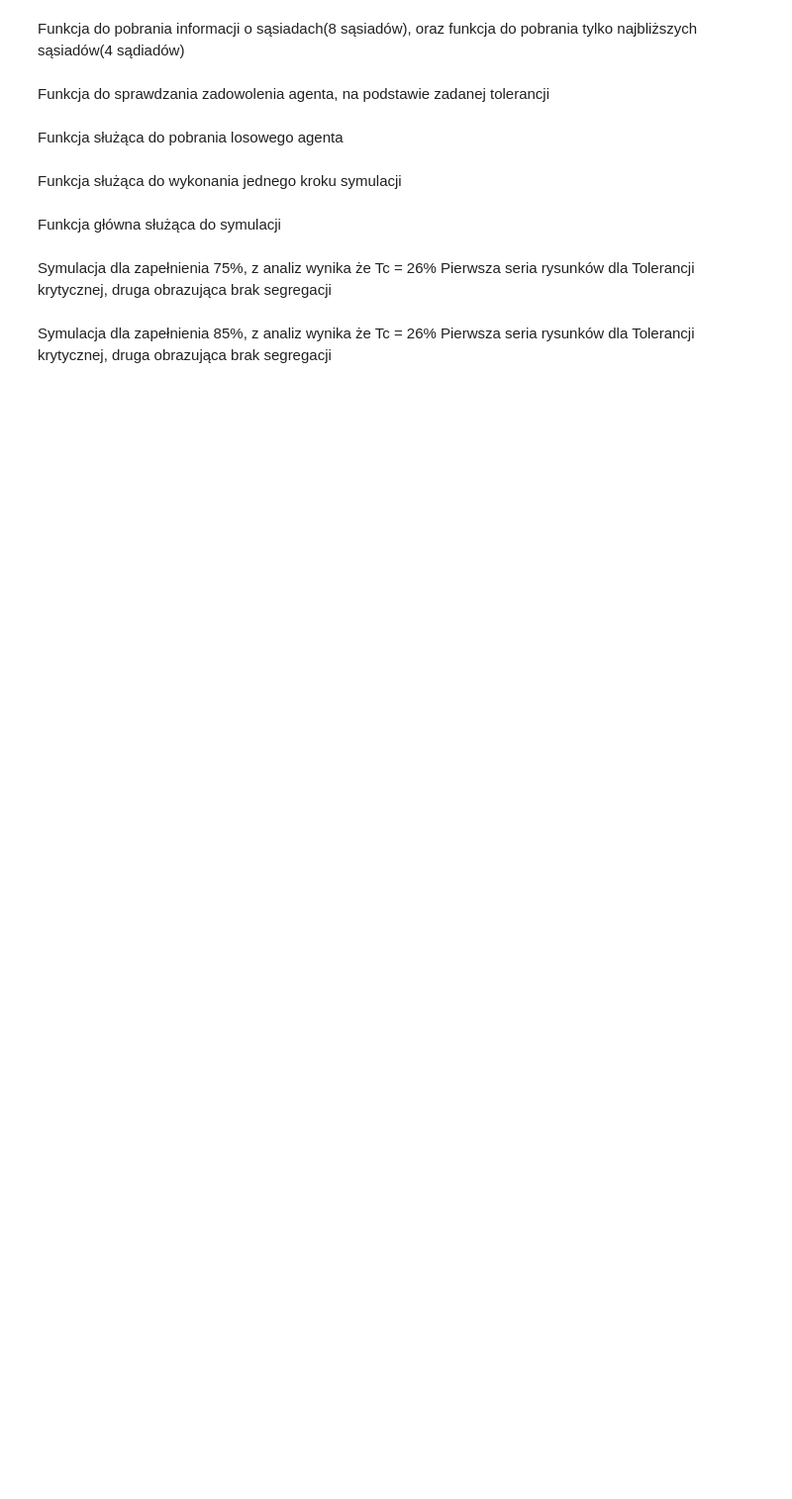
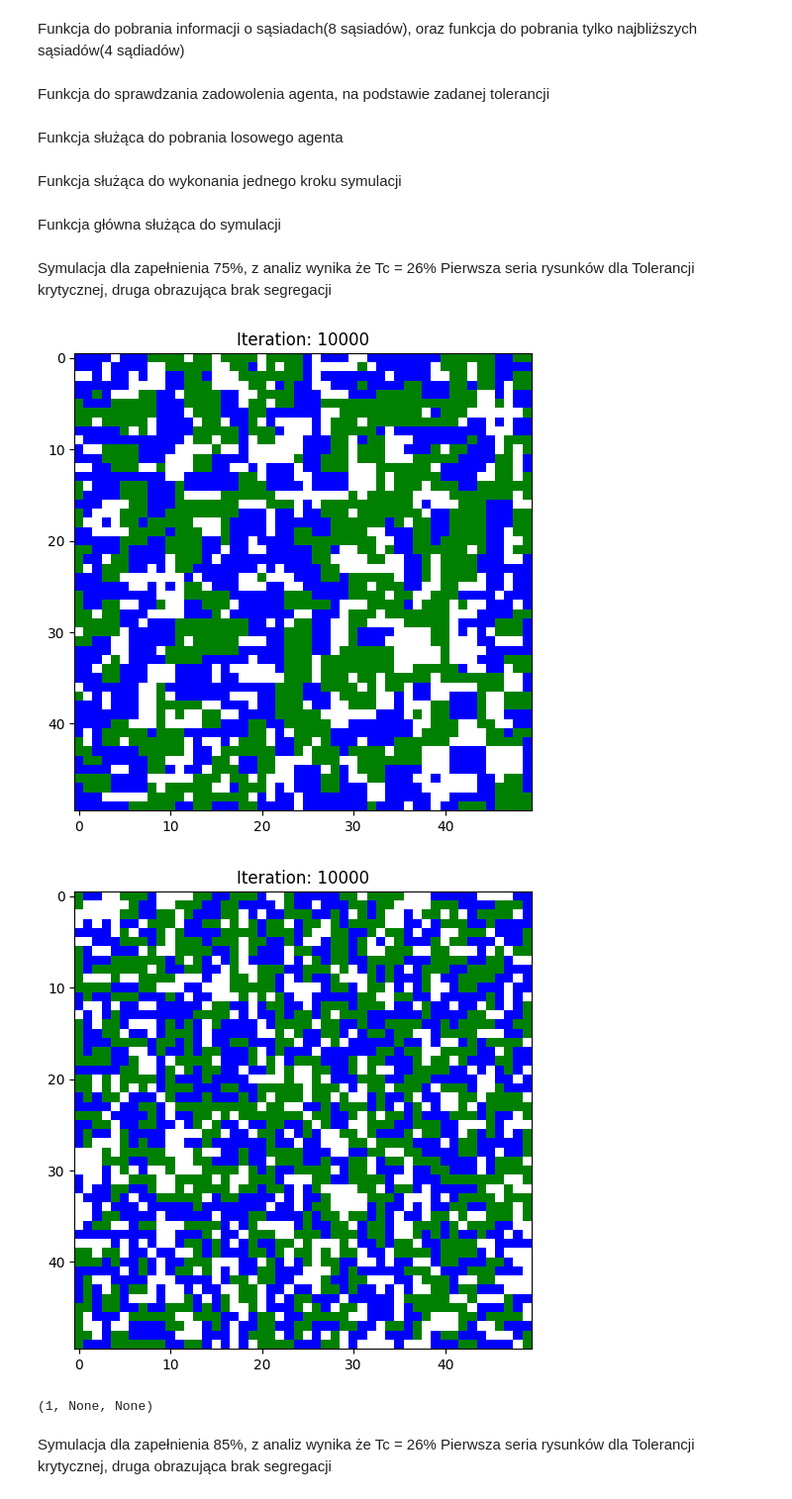
Before and after one commit to Tuliuszen/LabSpec, a Jupyter notebook: Schelling.ipynb, the cells around one changed output. Shown at 99% size. Saved outputs shown, nothing was run; the diff lists cells and outputs as text; code cells hidden in the pictures; blank space fills up the shorter version.

```diff
--- a/Schelling.ipynb
+++ b/Schelling.ipynb
@@ -93,7 +93,7 @@ import matplotlib.pyplot as plt
 import numpy as np
 from numpy.polynomial.polynomial import Polynomial
 
-def runSchellingSimulation(grid_size=40, density=0.75, tolerance=0.3, plot_iterations=[10000], map=True, plot=True): #dodalem map i plot zeby mozna bylo sobie ustawiac co chcemy rysowac
+def runSchellingSimulation(grid_size=40, density=0.75, tolerance=0.3, plot_iterations=[10000], map=True, plot=True, listy=False): #dodalem map i plot zeby mozna bylo sobie ustawiac co chcemy rysowac
     grid = initializeGrid(grid_size, density)
 
     cmap = plt.cm.colors.ListedColormap(['white', 'green', 'blue'])
@@ -161,15 +161,25 @@ def runSchellingSimulation(grid_size=40, density=0.75, tolerance=0.3, plot_itera
             check = True
             break
     if check:
-        return 1, unsatf_list, satf_list
+        if listy:
+            return 1, unsatf_list, satf_list
+        else:
+            return 1, None, None
     else:
-        return -1, unsatf_list, satf_list
+        if listy:
+            return -1, unsatf_list, satf_list
+        else:
+            return -1, None, None
 # %% [markdown]
 Symulacja dla zapełnienia 75%, z analiz wynika że Tc = 26%
 Pierwsza seria rysunków dla Tolerancji krytycznej, druga obrazująca brak segregacji
 # %%
-runSchellingSimulation(grid_size=50, density=0.75, tolerance=0.26)
-runSchellingSimulation(grid_size=50, density=0.75, tolerance=0.25)
+runSchellingSimulation(grid_size=50, density=0.75, tolerance=0.26, plot=False)
+runSchellingSimulation(grid_size=50, density=0.75, tolerance=0.25, plot=False)
+# %% [output]
+[figure, added]
+[figure, added]
+(1, None, None)
 # %% [markdown]
 Symulacja dla zapełnienia 85%, z analiz wynika że Tc = 26%
 Pierwsza seria rysunków dla Tolerancji krytycznej, druga obrazująca brak segregacji
```
Also changed, not shown: parts of 2 cells of this notebook.
